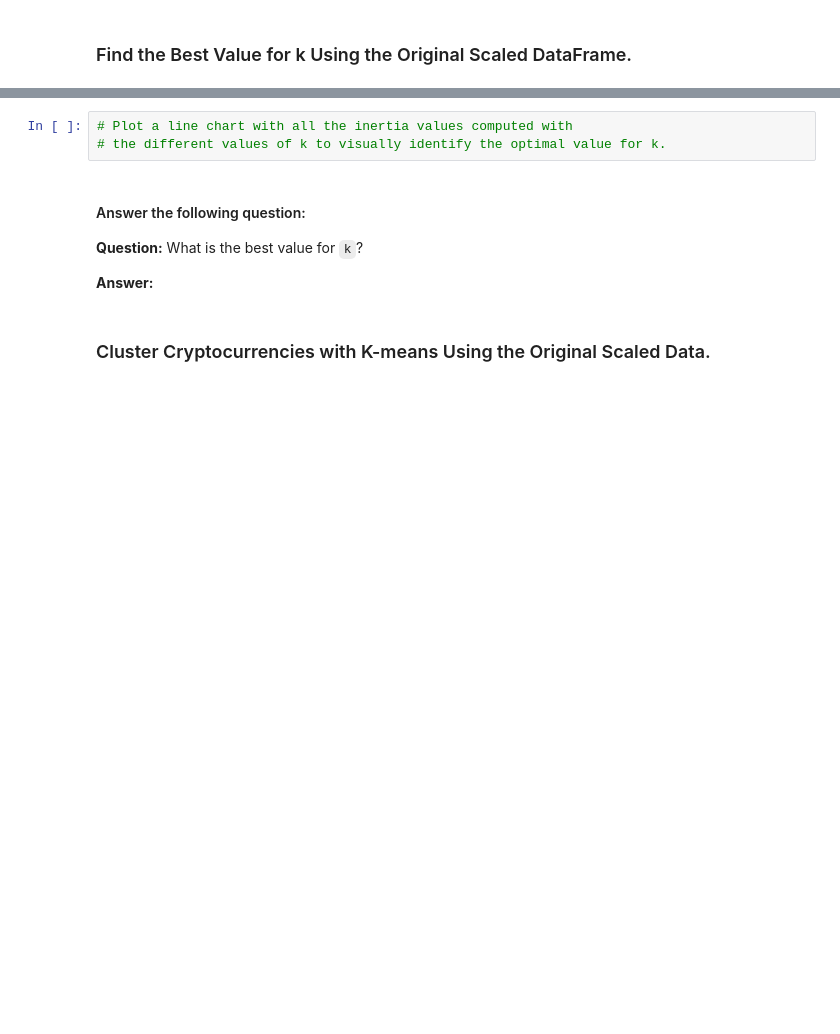
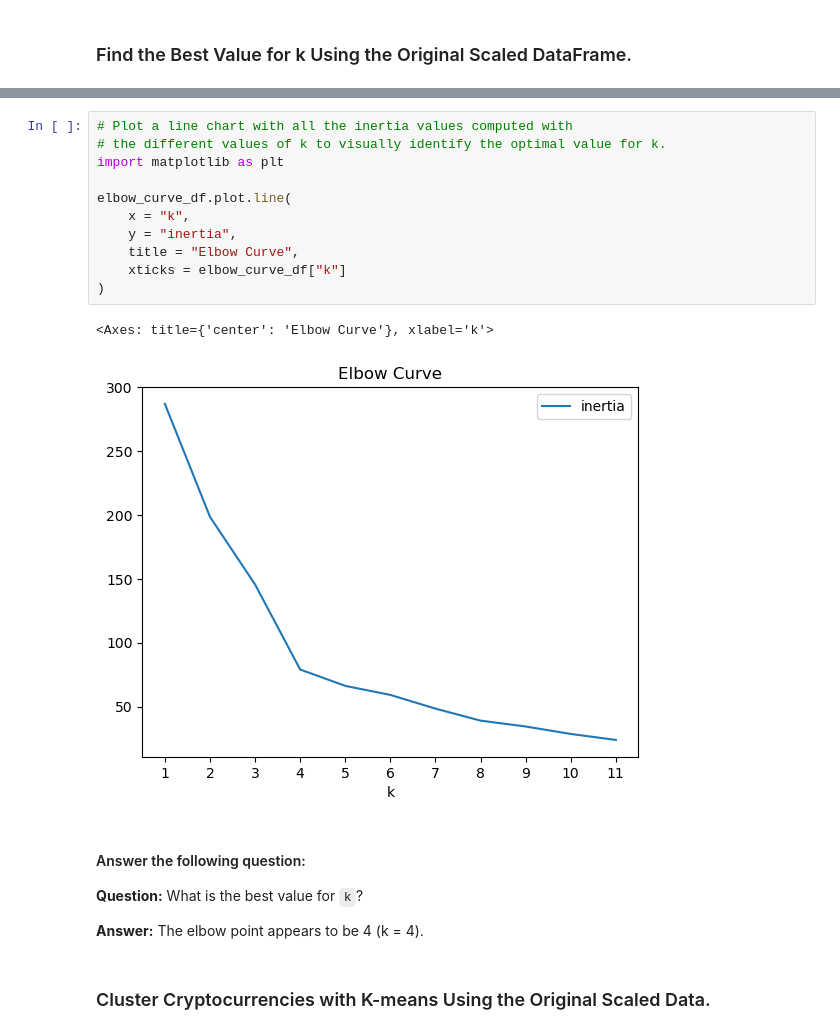
Before and after one commit to chelseyellen/CryptoClustering, a Jupyter notebook: Crypto_Clustering.ipynb, the cells around one changed output, grey strips where cells are left out. Drawn from its saved outputs; the diff is of its cells as text; blank space fills up the shorter version.

```diff
--- a/Crypto_Clustering.ipynb
+++ b/Crypto_Clustering.ipynb
@@ -99,11 +103,22 @@ scaled_market_data_df.head()
 # %%
 # Plot a line chart with all the inertia values computed with
 # the different values of k to visually identify the optimal value for k.
+import matplotlib as plt
+
+elbow_curve_df.plot.line(
+    x = "k",
+    y = "inertia",
+    title = "Elbow Curve",
+    xticks = elbow_curve_df["k"]
+)
+# %% [output]
+<Axes: title={'center': 'Elbow Curve'}, xlabel='k'>
+[figure, added]
 # %% [markdown]
 #### Answer the following question:
 **Question:** What is the best value for `k`?
 
-**Answer:**
+**Answer:** The elbow point appears to be 4 (k = 4).
 # %% [markdown]
 ### Cluster Cryptocurrencies with K-means Using the Original Scaled Data.
 # %%
```
Also changed, not shown: parts of 1 cell of this notebook.
